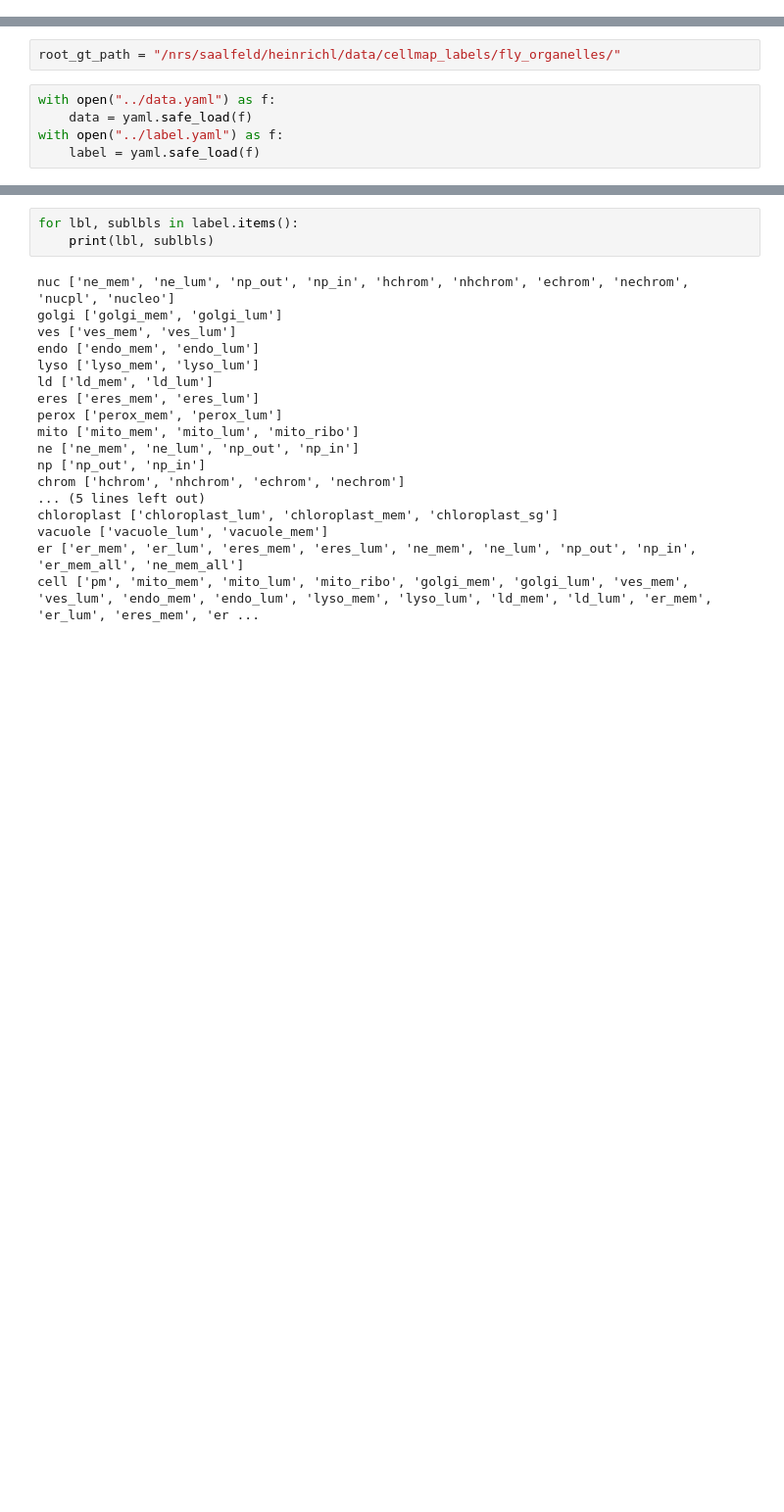
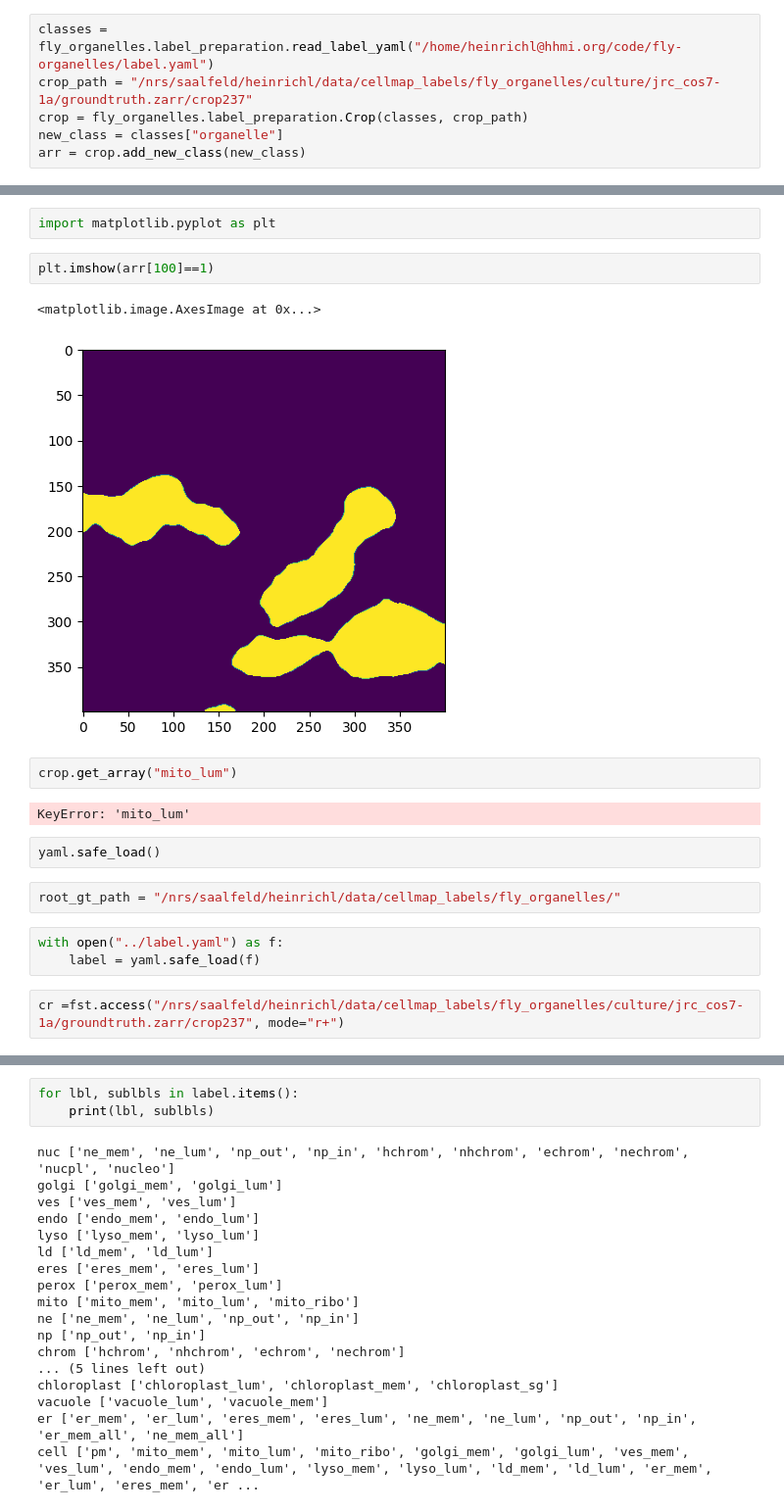
Before and after one commit to saalfeldlab/organelle-mapping, a Jupyter notebook: notebooks/label_manipulation.ipynb, the cells around one changed output, grey strips where cells are left out. Shown: that part at 98% size. Saved outputs shown, nothing was run; the diff lists cells and outputs as text; blank space fills up the shorter version.

```diff
--- a/notebooks/label_manipulation.ipynb
+++ b/notebooks/label_manipulation.ipynb
@@ -5,0 +22,6 @@ import os
+# %%
+classes = fly_organelles.label_preparation.read_label_yaml("/home/heinrichl@hhmi.org/code/fly-organelles/label.yaml")
+crop_path = "/nrs/saalfeld/heinrichl/data/cellmap_labels/fly_organelles/culture/jrc_cos7-1a/groundtruth.zarr/crop237"
+crop = fly_organelles.label_preparation.Crop(classes, crop_path)
+new_class = classes["organelle"]
+arr = crop.add_new_class(new_class)
@@ -6,7 +134,20 @@ import os
+# %%
+import matplotlib.pyplot as plt
+# %%
+plt.imshow(arr[100]==1)
+# %% [output]
+<matplotlib.image.AxesImage at 0x...>
+[figure, added]
+# %%
+crop.get_array("mito_lum")
+# %% [output]
+KeyError: 'mito_lum'
+# %%
+yaml.safe_load()
 # %%
 root_gt_path = "/nrs/saalfeld/heinrichl/data/cellmap_labels/fly_organelles/"
 # %%
-with open("../data.yaml") as f:
-    data = yaml.safe_load(f)
 with open("../label.yaml") as f:
     label = yaml.safe_load(f)
+# %%
+cr =fst.access("/nrs/saalfeld/heinrichl/data/cellmap_labels/fly_organelles/culture/jrc_cos7-1a/groundtruth.zarr/crop237", mode="r+")
```
Also changed, not shown: parts of 24 cells of this notebook, 3 other files.
